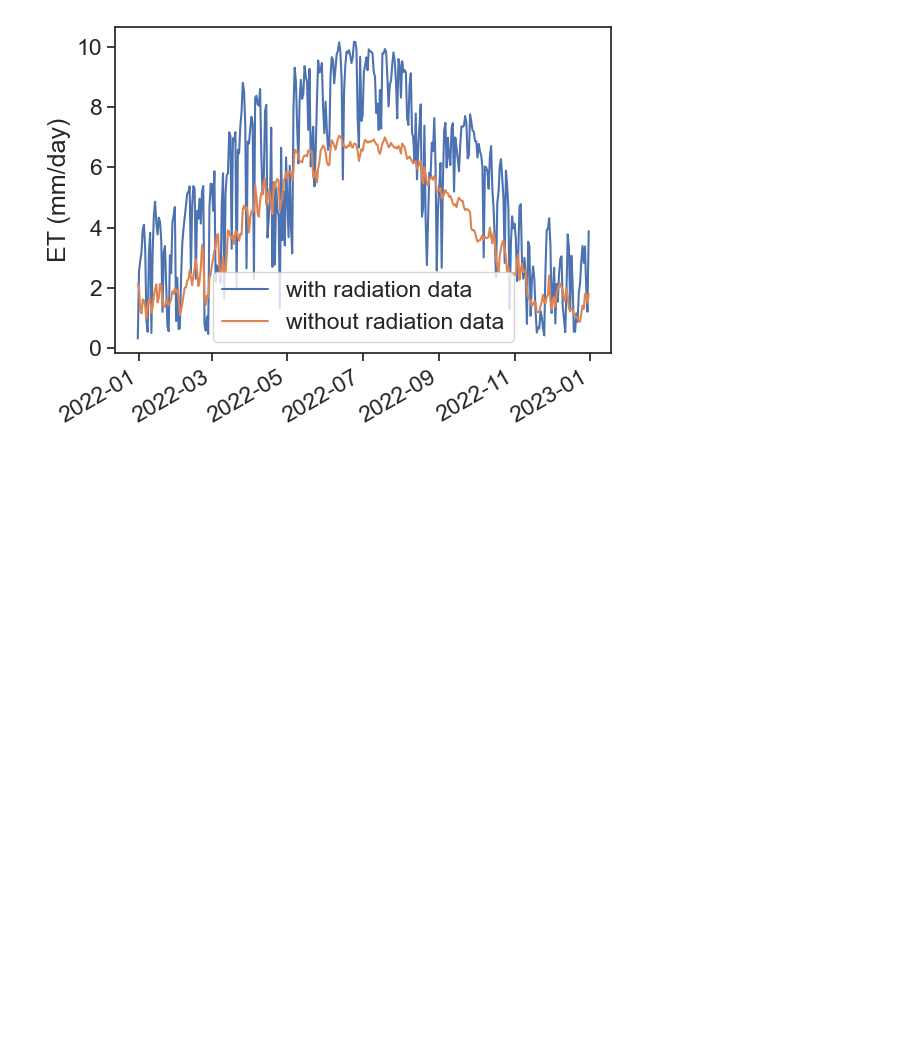
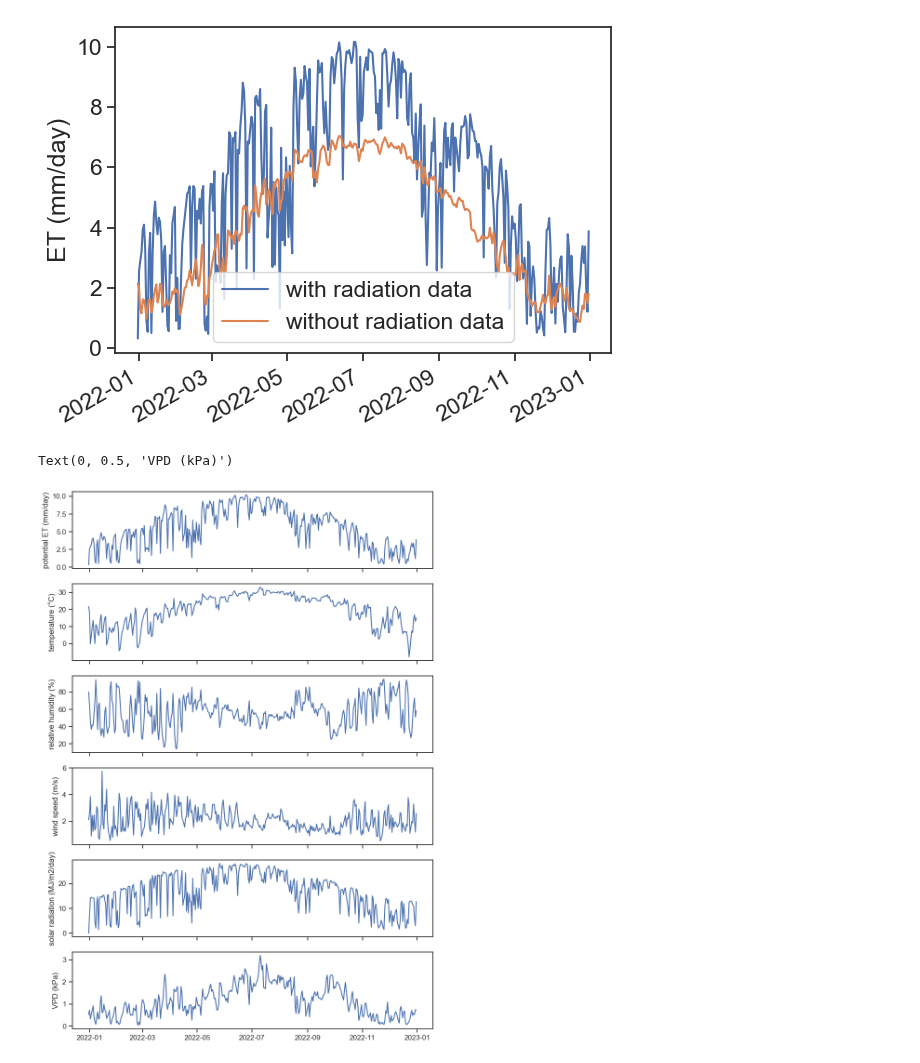
Before and after one commit to yairmau/surface-hydrology, a Jupyter notebook: evapotranspiration/evapotranspiration-exercises.ipynb, the cells around one changed output. Cells and saved outputs as stored; diff of their text form; code cells hidden in the pictures; blank space fills up the shorter version.

```diff
--- a/evapotranspiration/evapotranspiration-exercises.ipynb
+++ b/evapotranspiration/evapotranspiration-exercises.ipynb
@@ -520,3 +529,20 @@ ax.set_ylabel("ET (mm/day)")
 # %% [output]
 Text(0, 0.5, 'ET (mm/day)')
 [figure]
+# %%
+es = pyet.meteo_utils.calc_es(tmean=df_TX["AIR_TEMPERATURE"])
+ea = pyet.meteo_utils.calc_ea(tmean=df_TX["AIR_TEMPERATURE"],
+                              rh=df_TX["RELATIVE_HUMIDITY"])
+vpd = es - ea
+# %%
+sns.set_theme(style="ticks", font_scale=1.0)
+fig, ax = plt.subplots(6,1, figsize=(10,15), sharex=True)
+ax[0].plot(penm2); ax[0].set_ylabel("potential ET (mm/day)")
+ax[1].plot(df_TX['AIR_TEMPERATURE']); ax[1].set_ylabel("temperature (°C)")
+ax[2].plot(df_TX['RELATIVE_HUMIDITY']); ax[2].set_ylabel("relative humidity (%)")
+ax[3].plot(df_TX['WIND_1_5']); ax[3].set_ylabel("wind speed (m/s)")
+ax[4].plot(df_TX['SOLAR_RADIATION']); ax[4].set_ylabel("solar radiation (MJ/m2/day)")
+ax[5].plot(vpd); ax[5].set_ylabel("VPD (kPa)")
+# %% [output]
+Text(0, 0.5, 'VPD (kPa)')
+[figure, added]
```
Also changed, not shown: parts of 3 cells of this notebook, 39 other files.
